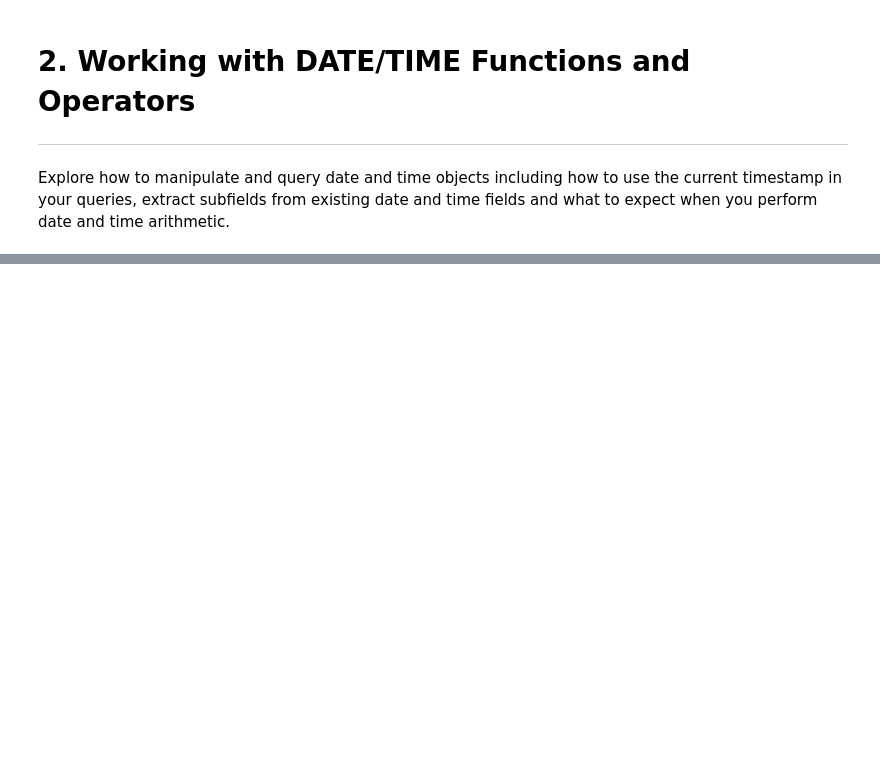
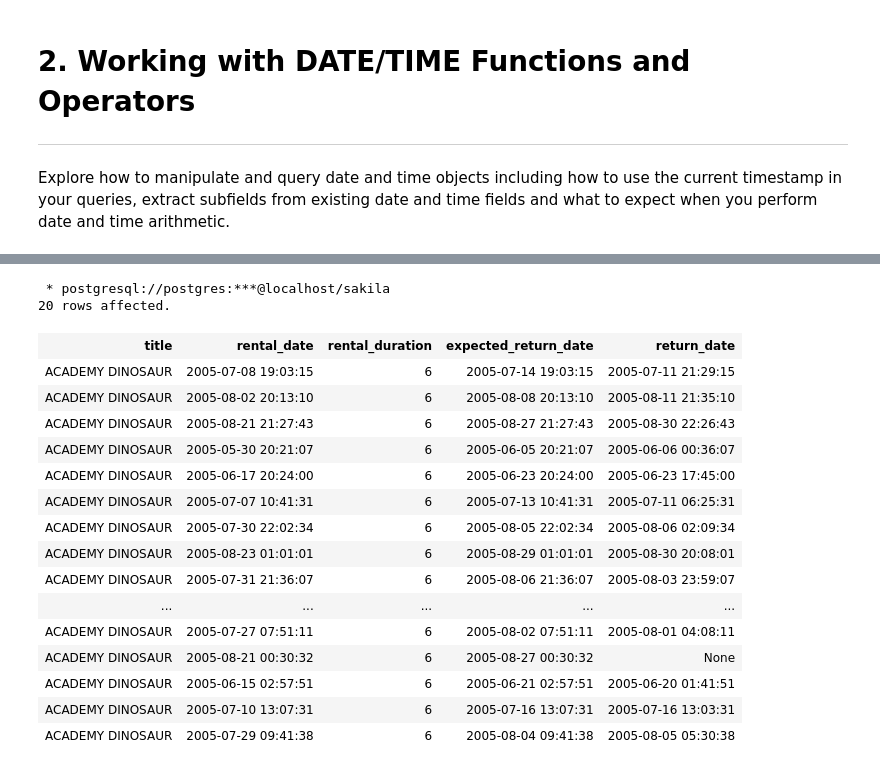
Before and after one commit to dehscardoso/datacamp, a Jupyter notebook: Skill Tracks/01_SQL_Fundamentals/05_Functions_for_Manipulating_Data_in_PostgreSQL/02_Working_with_DATE_TIME_Functions_and_Operators.ipynb, the cells around one changed output, grey strips where cells are left out. Drawn from its saved outputs; the diff is of its cells as text; code cells hidden in the pictures; blank space fills up the shorter version.

```diff
--- a/Skill Tracks/01_SQL_Fundamentals/05_Functions_for_Manipulating_Data_in_PostgreSQL/02_Working_with_DATE_TIME_Functions_and_Operators.ipynb
+++ b/Skill Tracks/01_SQL_Fundamentals/05_Functions_for_Manipulating_Data_in_PostgreSQL/02_Working_with_DATE_TIME_Functions_and_Operators.ipynb
@@ -34,0 +155,36 @@ Explore how to manipulate and query date and time objects including how to use t
+# %%
+%%sql
+
+SELECT f.title,
+       r.rental_date,
+       f.rental_duration,
+       INTERVAL '1' day * f.rental_duration + r.rental_date AS
+       expected_return_date,
+       r.return_date
+FROM   film AS f
+       INNER JOIN inventory AS i
+               ON f.film_id = i.film_id
+       INNER JOIN rental AS r
+               ON i.inventory_id = r.inventory_id
+ORDER  BY f.title
+
+LIMIT  20
+# %% [output]
+ * postgresql://postgres:***@localhost/sakila
+20 rows affected.
+| title | rental_date | rental_duration | expected_return_date | return_date |
+| ACADEMY DINOSAUR | 2005-07-08 19:03:15 | 6 | 2005-07-14 19:03:15 | 2005-07-11 21:29:15 |
+| ACADEMY DINOSAUR | 2005-08-02 20:13:10 | 6 | 2005-08-08 20:13:10 | 2005-08-11 21:35:10 |
+| ACADEMY DINOSAUR | 2005-08-21 21:27:43 | 6 | 2005-08-27 21:27:43 | 2005-08-30 22:26:43 |
+| ACADEMY DINOSAUR | 2005-05-30 20:21:07 | 6 | 2005-06-05 20:21:07 | 2005-06-06 00:36:07 |
+| ACADEMY DINOSAUR | 2005-06-17 20:24:00 | 6 | 2005-06-23 20:24:00 | 2005-06-23 17:45:00 |
+| ACADEMY DINOSAUR | 2005-07-07 10:41:31 | 6 | 2005-07-13 10:41:31 | 2005-07-11 06:25:31 |
+| ACADEMY DINOSAUR | 2005-07-30 22:02:34 | 6 | 2005-08-05 22:02:34 | 2005-08-06 02:09:34 |
+| ACADEMY DINOSAUR | 2005-08-23 01:01:01 | 6 | 2005-08-29 01:01:01 | 2005-08-30 20:08:01 |
+| ACADEMY DINOSAUR | 2005-07-31 21:36:07 | 6 | 2005-08-06 21:36:07 | 2005-08-03 23:59:07 |
+| ... | ... | ... | ... | ... |
+| ACADEMY DINOSAUR | 2005-07-27 07:51:11 | 6 | 2005-08-02 07:51:11 | 2005-08-01 04:08:11 |
+| ACADEMY DINOSAUR | 2005-08-21 00:30:32 | 6 | 2005-08-27 00:30:32 | None |
+| ACADEMY DINOSAUR | 2005-06-15 02:57:51 | 6 | 2005-06-21 02:57:51 | 2005-06-20 01:41:51 |
+| ACADEMY DINOSAUR | 2005-07-10 13:07:31 | 6 | 2005-07-16 13:07:31 | 2005-07-16 13:03:31 |
+| ACADEMY DINOSAUR | 2005-07-29 09:41:38 | 6 | 2005-08-04 09:41:38 | 2005-08-05 05:30:38 |
```
Also changed, not shown: parts of 57 cells of this notebook, 28 other files.
